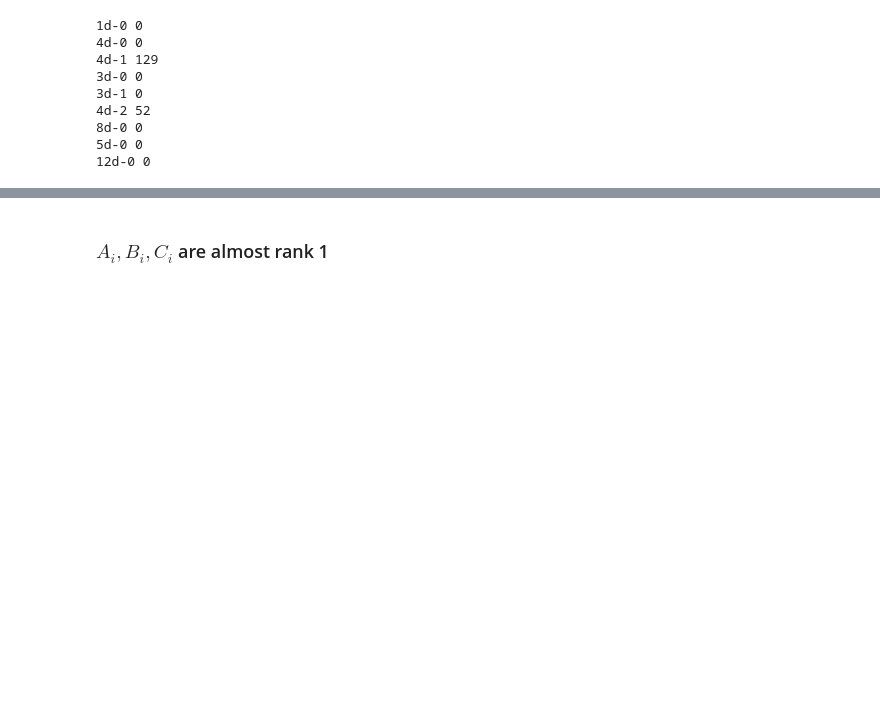
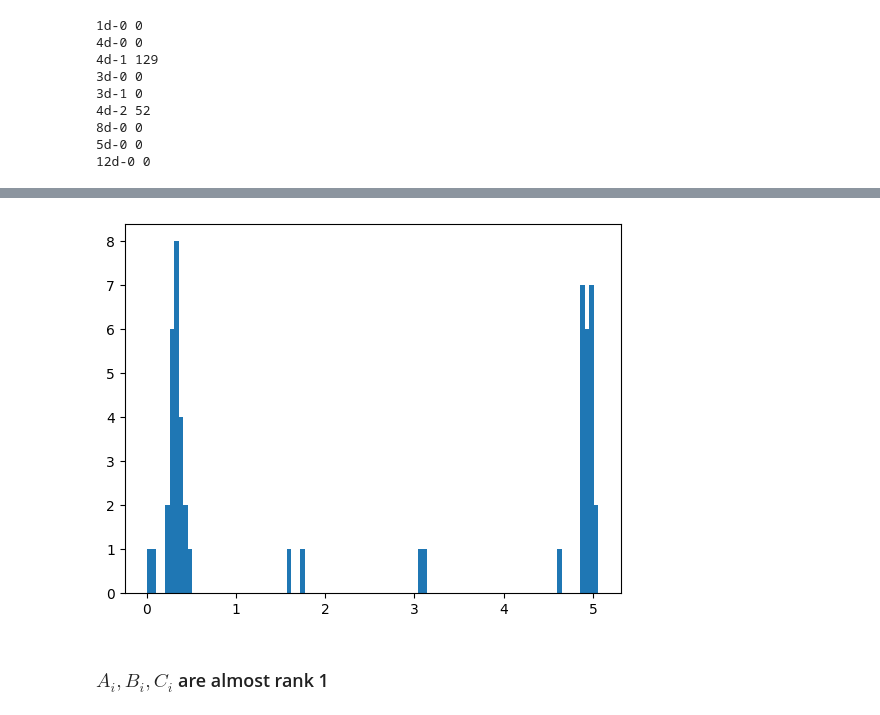
Before and after one commit to LouisYRYJ/Finite-groups, a Jupyter notebook: notebooks/irreps_all.ipynb, the cells around one changed output, grey strips where cells are left out. Cells and saved outputs as stored; diff of their text form; code cells hidden in the pictures; blank space fills up the shorter version.

```diff
--- a/notebooks/irreps_all.ipynb
+++ b/notebooks/irreps_all.ipynb
@@ -209,3 +229,8 @@ plt.show()
+# %%
+plt.hist(coef.tolist(), bins=100)
+plt.show()
+# %% [output]
+[figure, added]
 # %% [markdown]
 ### $A_i, B_i, C_i$ are almost rank 1
 # %% [markdown]
```
Also changed, not shown: parts of 21 cells of this notebook, 2 other files.
